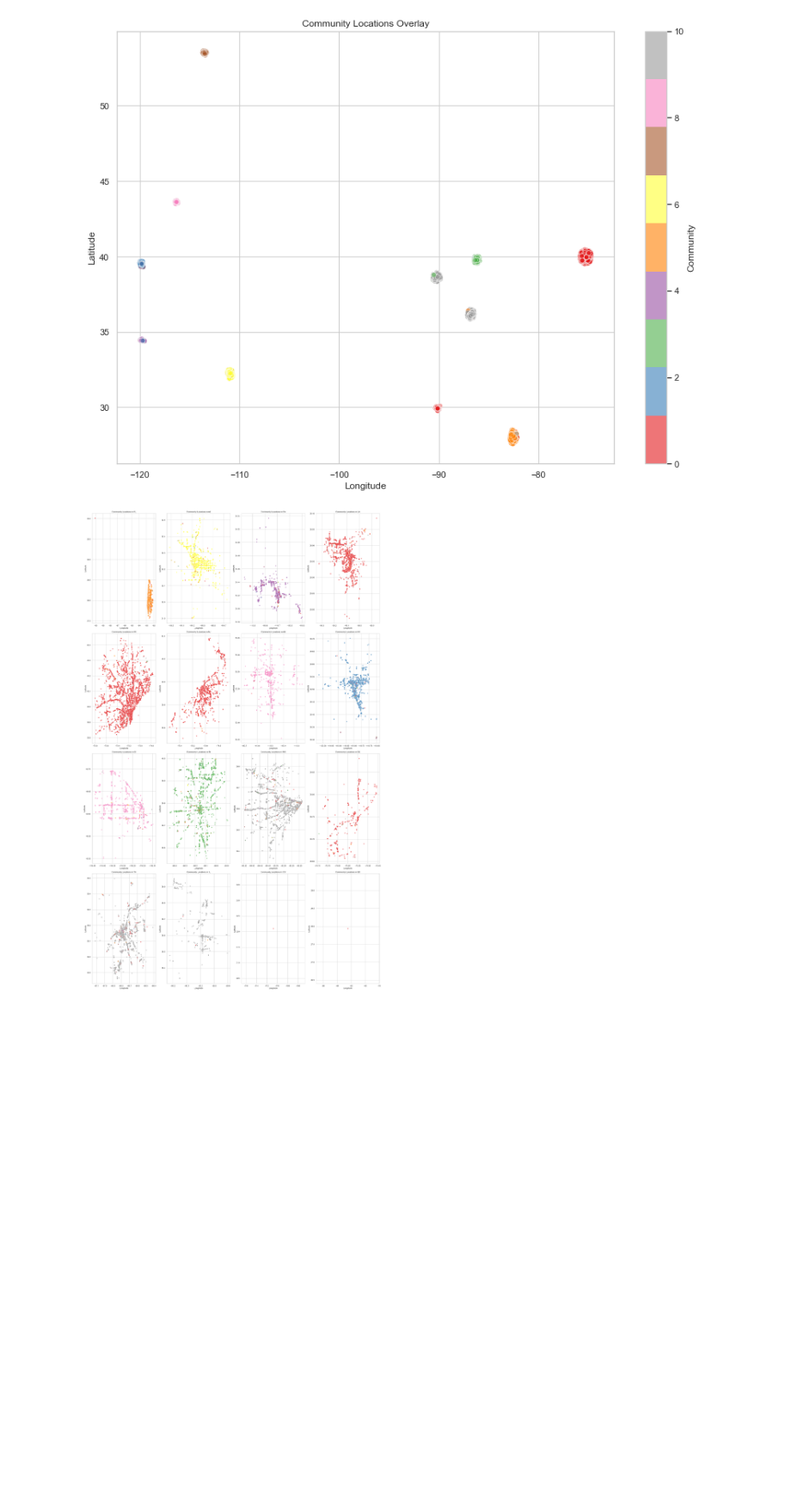
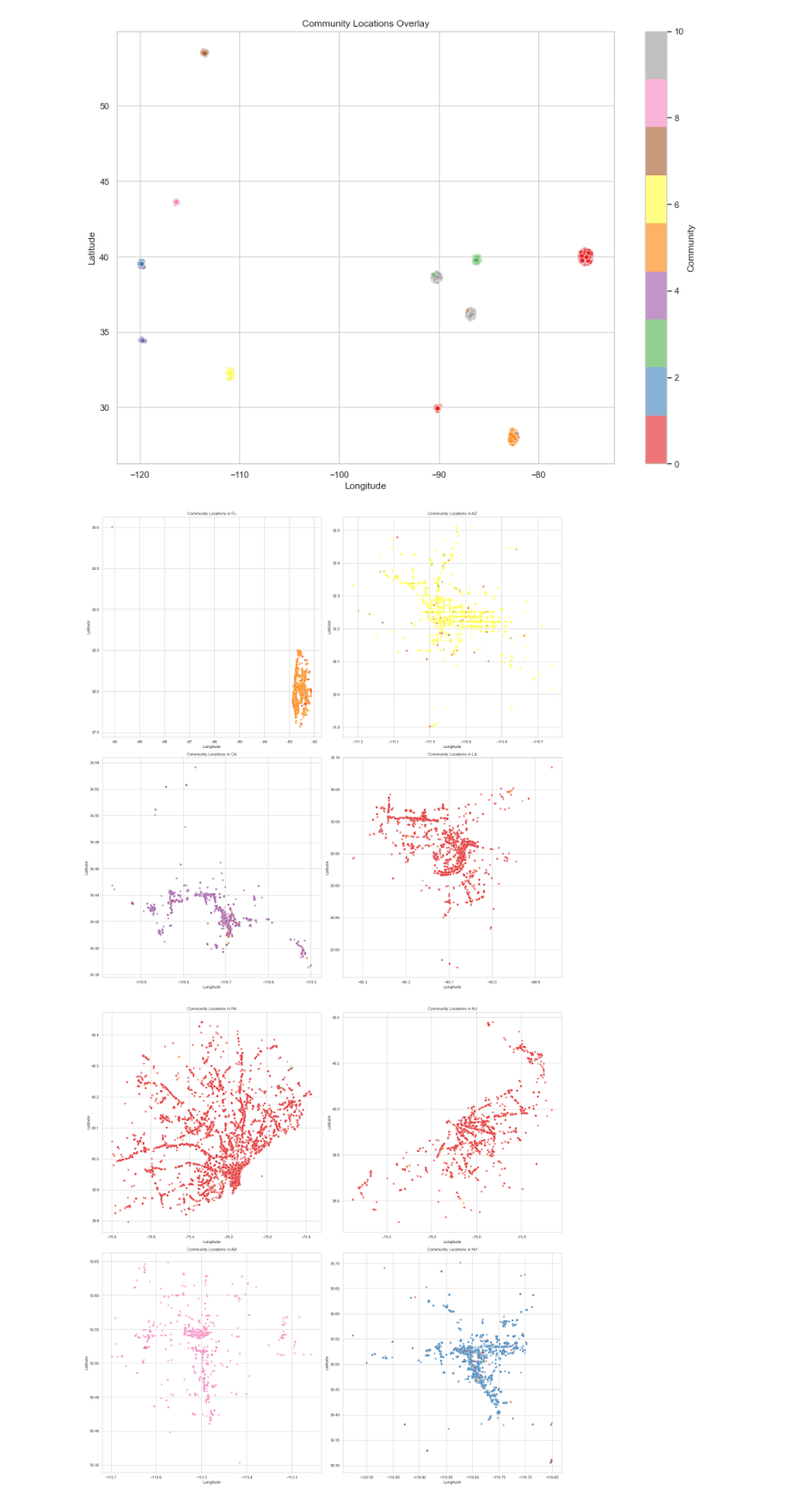
Before and after one commit to FredBingz/02805YelpProject, a Jupyter notebook: structure.ipynb, the cells around one changed output. Shown at 86% size. Saved outputs shown, nothing was run; the diff lists cells and outputs as text; code cells hidden in the pictures; blank space fills up the shorter version.

```diff
--- a/structure.ipynb
+++ b/structure.ipynb
@@ -627,28 +627,34 @@ plt.show()
 [figure]
 [figure]
 # %%
-# Community Locations by State
+# Community Locations by State in Chunks
 
 unique_states = review_data['state'].unique()
 num_states = len(unique_states)
-num_cols = 4
-num_rows = (num_states + num_cols - 1) // num_cols
+num_cols = 2
+chunk_size = 4  # Number of states per chunk
 
-fig, axes = plt.subplots(num_rows, num_cols, figsize=(25, 10 * num_rows))
-axes = axes.flatten()  # Flatten the array of axes for easy iteration
+for start in range(0, num_states, chunk_size):
+    end = min(start + chunk_size, num_states)
+    states_chunk = unique_states[start:end]
+    num_rows = (len(states_chunk) + num_cols - 1) // num_cols
 
-for ax, state in zip(axes, unique_states):
-    state_data = review_data[review_data['state'] == state]
-    scatter = ax.scatter(state_data['longitude'], state_data['latitude'],
-                         c=state_data['community'], cmap='Set1', alpha=0.6, edgecolors='w', linewidth=0.5)
-    ax.set_title(f'Community Locations in {state}')
-    ax.set_xlabel('Longitude')
-    ax.set_ylabel('Latitude')
+    fig, axes = plt.subplots(num_rows, num_cols, figsize=(20, 10 * num_rows))
+    axes = axes.flatten()  # Flatten the array of axes for easy iteration
 
-for i in range(len(unique_states), len(axes)):
-    fig.delaxes(axes[i])
+    for ax, state in zip(axes, states_chunk):
+        state_data = review_data[review_data['state'] == state]
+        scatter = ax.scatter(state_data['longitude'], state_data['latitude'],
+                             c=state_data['community'], cmap='Set1', alpha=0.6, edgecolors='w', linewidth=0.5)
+        ax.set_title(f'Community Locations in {state}')
+        ax.set_xlabel('Longitude')
+        ax.set_ylabel('Latitude')
 
-plt.tight_layout()
-plt.show()
+    for i in range(len(states_chunk), len(axes)):
+        fig.delaxes(axes[i])
+
+    plt.tight_layout()
+    plt.show()
 # %% [output]
-[figure, old version]
+[figure, new version]
+[figure, added]
```
Also changed, not shown: parts of 1 cell of this notebook.
